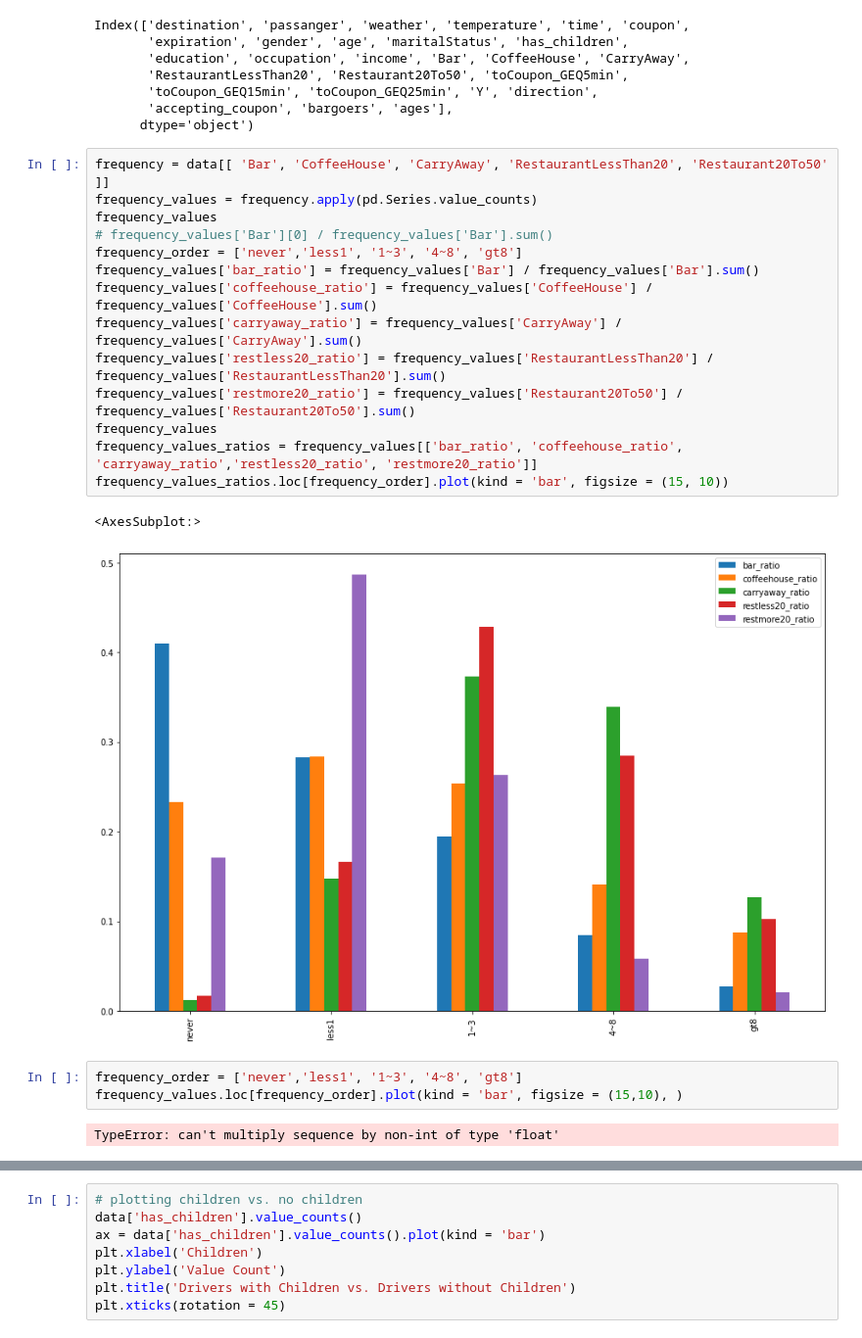
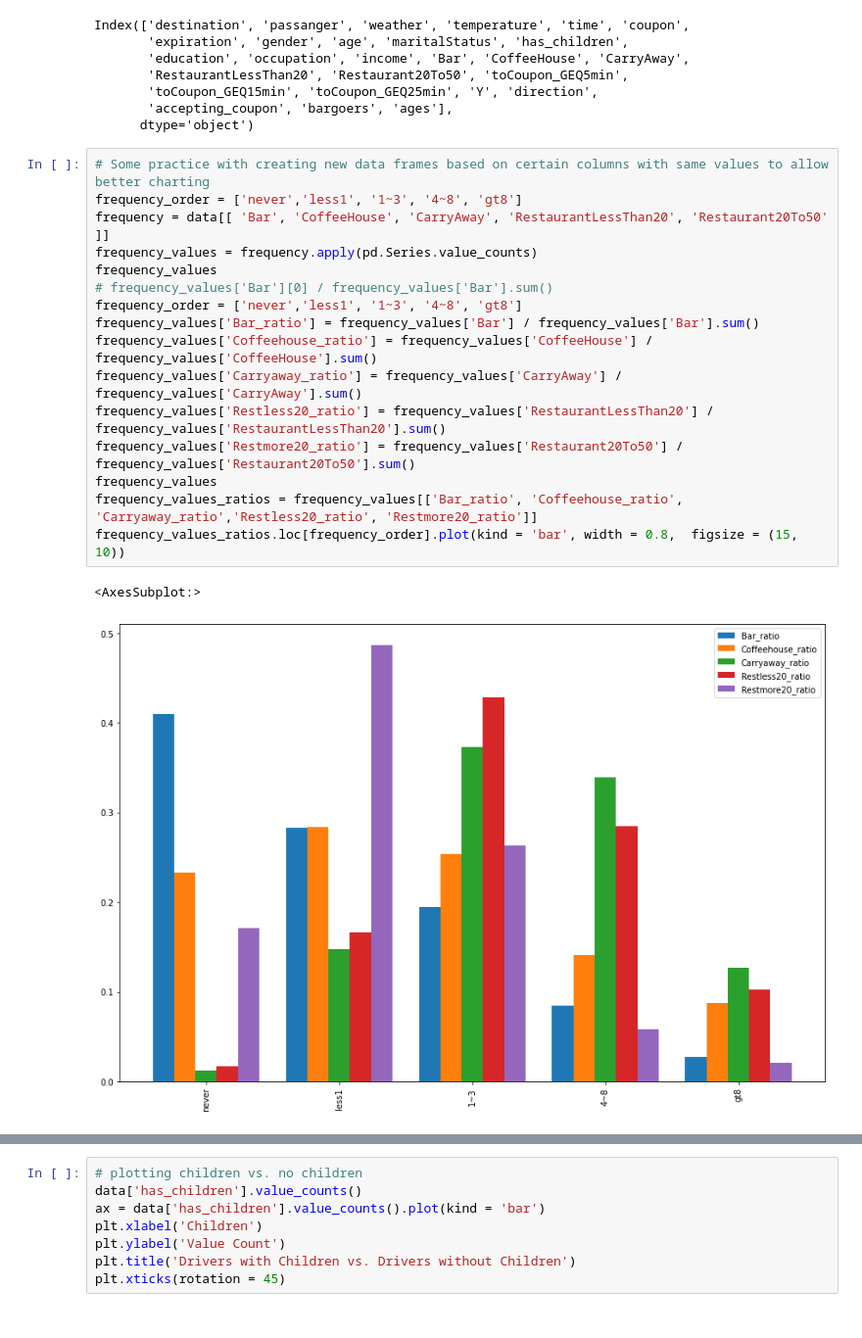
Before and after one commit to coachtech/BE_MLAI_LSTERN, a Jupyter notebook: Prompt_5_Leo_Stern.ipynb, the cells around one changed output, grey strips where cells are left out. Shown at 98% size. Cells and saved outputs as stored; diff of their text form.

```diff
--- a/Prompt_5_Leo_Stern.ipynb
+++ b/Prompt_5_Leo_Stern.ipynb
@@ -640,24 +645,21 @@ Index(['destination', 'passanger', 'weather', 'temperature', 'time', 'coupon',
        'accepting_coupon', 'bargoers', 'ages'],
       dtype='object')
 # %%
+# Some practice with creating new data frames based on certain columns with same values to allow better charting
+frequency_order = ['never','less1', '1~3', '4~8', 'gt8']
 frequency = data[[ 'Bar', 'CoffeeHouse', 'CarryAway', 'RestaurantLessThan20', 'Restaurant20To50' ]]
 frequency_values = frequency.apply(pd.Series.value_counts)
 frequency_values
 # frequency_values['Bar'][0] / frequency_values['Bar'].sum()
 frequency_order = ['never','less1', '1~3', '4~8', 'gt8']
-frequency_values['bar_ratio'] = frequency_values['Bar'] / frequency_values['Bar'].sum()
-frequency_values['coffeehouse_ratio'] = frequency_values['CoffeeHouse'] / frequency_values['CoffeeHouse'].sum()
-frequency_values['carryaway_ratio'] = frequency_values['CarryAway'] / frequency_values['CarryAway'].sum()
-frequency_values['restless20_ratio'] = frequency_values['RestaurantLessThan20'] / frequency_values['RestaurantLessThan20'].sum()
-frequency_values['restmore20_ratio'] = frequency_values['Restaurant20To50'] / frequency_values['Restaurant20To50'].sum()
+frequency_values['Bar_ratio'] = frequency_values['Bar'] / frequency_values['Bar'].sum()
+frequency_values['Coffeehouse_ratio'] = frequency_values['CoffeeHouse'] / frequency_values['CoffeeHouse'].sum()
+frequency_values['Carryaway_ratio'] = frequency_values['CarryAway'] / frequency_values['CarryAway'].sum()
+frequency_values['Restless20_ratio'] = frequency_values['RestaurantLessThan20'] / frequency_values['RestaurantLessThan20'].sum()
+frequency_values['Restmore20_ratio'] = frequency_values['Restaurant20To50'] / frequency_values['Restaurant20To50'].sum()
 frequency_values
-frequency_values_ratios = frequency_values[['bar_ratio', 'coffeehouse_ratio', 'carryaway_ratio','restless20_ratio', 'restmore20_ratio']]
-frequency_values_ratios.loc[frequency_order].plot(kind = 'bar', figsize = (15, 10))
+frequency_values_ratios = frequency_values[['Bar_ratio', 'Coffeehouse_ratio', 'Carryaway_ratio','Restless20_ratio', 'Restmore20_ratio']]
+frequency_values_ratios.loc[frequency_order].plot(kind = 'bar', width = 0.8,  figsize = (15, 10))
 # %% [output]
 <AxesSubplot:>
-[figure, old version]
+[figure, new version]
-# %%
-frequency_order = ['never','less1', '1~3', '4~8', 'gt8']
-frequency_values.loc[frequency_order].plot(kind = 'bar', figsize = (15,10), )
-# %% [output]
-TypeError: can't multiply sequence by non-int of type 'float'
```
Also changed, not shown: parts of 15 cells of this notebook.
